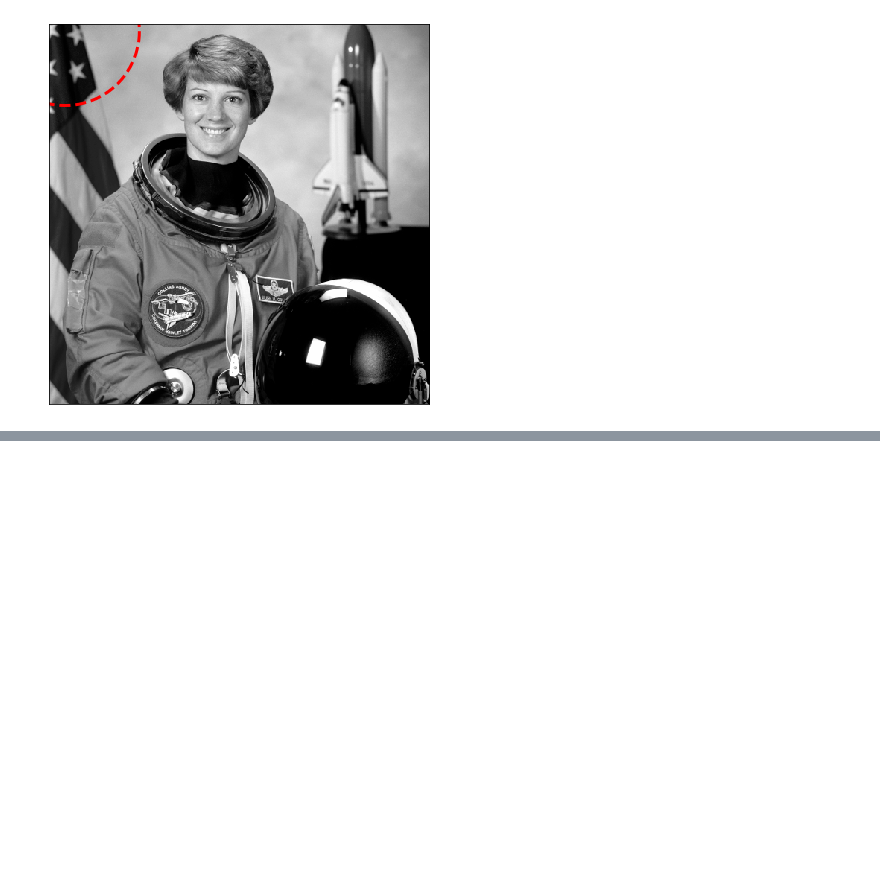
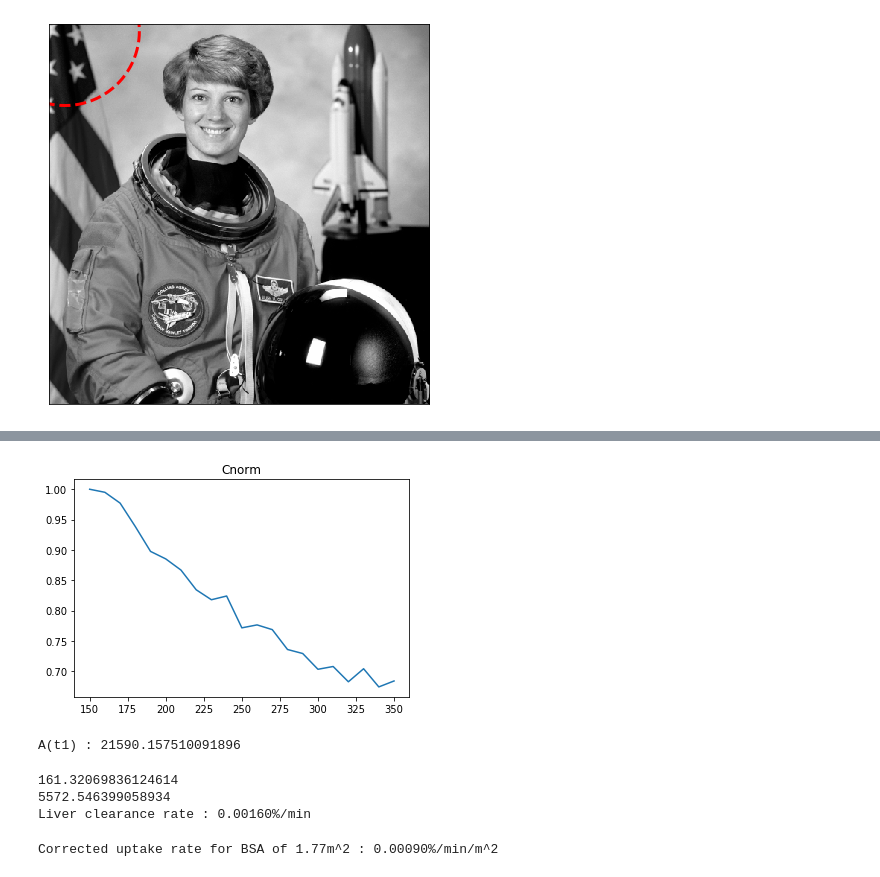
Before and after one commit to orenson/Master-thesis, a Jupyter notebook: Segmentation.ipynb, the cells around one changed output, grey strips where cells are left out. Drawn from its saved outputs; the diff is of its cells as text; code cells hidden in the pictures; blank space fills up the shorter version.

```diff
--- a/Segmentation.ipynb
+++ b/Segmentation.ipynb
@@ -528,0 +571,30 @@ plt.show()
+# %%
+Cnorm = np.array(Ct[14:35])/Ct[14]
+plt.plot(time_steps[14:35], Cnorm)
+plt.title('Cnorm')
+plt.show()
+
+At1 = (Ft[34]-Lt[14]-(Ft[14]-Lt[14])*Cnorm[-1])/(1-Cnorm[-1])
+print('A(t1) :', At1)
+# %% [output]
+[figure, added]
+A(t1) : 21590.157510091896
+# %%
+integrale = trapz(Cnorm, time_steps[14:35])
+print(integrale)
+
+print(Lt[34]-Lt[14])
+LClr = (Lt[34]-Lt[14])/(At1*integrale)
+print('Liver clearance rate : {:.5f}%/min'.format(LClr))
+# %% [output]
+161.32069836124614
+5572.546399058934
+Liver clearance rate : 0.00160%/min
+# %%
+w = 65.0
+h = 175
+bsa = 0.024265*(w**(0.5378))*(h**(0.3964))
+corrected = LClr/bsa
+print('Corrected uptake rate for BSA of {:.2f}m^2 : {:.5f}%/min/m^2'.format(bsa, corrected))
+# %% [output]
+Corrected uptake rate for BSA of 1.77m^2 : 0.00090%/min/m^2
```
Also changed, not shown: parts of 3 cells of this notebook.
